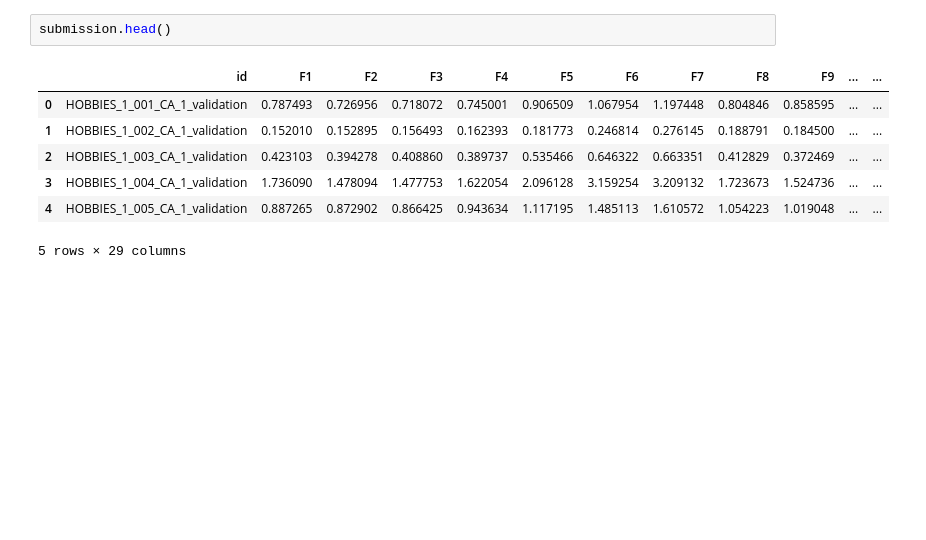
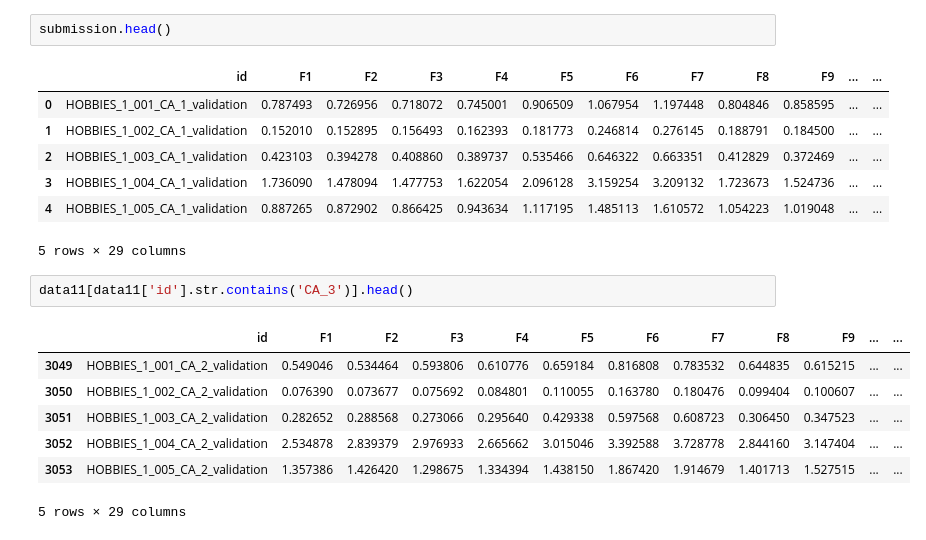
Before and after one commit to fyk7/M5_kaggle, a Jupyter notebook: notebook/ensemble_magic.ipynb, the cells around one changed output. Saved outputs shown, nothing was run; the diff lists cells and outputs as text; blank space fills up the shorter version.

```diff
--- a/notebook/ensemble_magic.ipynb
+++ b/notebook/ensemble_magic.ipynb
@@ -42,3 +41,13 @@ submission.head()
 | 3 | HOBBIES_1_004_CA_1_validation | 1.736090 | 1.478094 | 1.477753 | 1.622054 | 2.096128 | 3.159254 | 3.209132 | 1.723673 | 1.524736 | ... | ... |
 | 4 | HOBBIES_1_005_CA_1_validation | 0.887265 | 0.872902 | 0.866425 | 0.943634 | 1.117195 | 1.485113 | 1.610572 | 1.054223 | 1.019048 | ... | ... |
 5 rows × 29 columns
+# %%
+data11[data11['id'].str.contains('CA_3')].head()
+# %% [output]
+|  | id | F1 | F2 | F3 | F4 | F5 | F6 | F7 | F8 | F9 | ... | ... |
+| 3049 | HOBBIES_1_001_CA_2_validation | 0.549046 | 0.534464 | 0.593806 | 0.610776 | 0.659184 | 0.816808 | 0.783532 | 0.644835 | 0.615215 | ... | ... |
+| 3050 | HOBBIES_1_002_CA_2_validation | 0.076390 | 0.073677 | 0.075692 | 0.084801 | 0.110055 | 0.163780 | 0.180476 | 0.099404 | 0.100607 | ... | ... |
+| 3051 | HOBBIES_1_003_CA_2_validation | 0.282652 | 0.288568 | 0.273066 | 0.295640 | 0.429338 | 0.597568 | 0.608723 | 0.306450 | 0.347523 | ... | ... |
+| 3052 | HOBBIES_1_004_CA_2_validation | 2.534878 | 2.839379 | 2.976933 | 2.665662 | 3.015046 | 3.392588 | 3.728778 | 2.844160 | 3.147404 | ... | ... |
+| 3053 | HOBBIES_1_005_CA_2_validation | 1.357386 | 1.426420 | 1.298675 | 1.334394 | 1.438150 | 1.867420 | 1.914679 | 1.401713 | 1.527515 | ... | ... |
+5 rows × 29 columns
```
Also changed, not shown: parts of 9 cells of this notebook, 3 other files.
